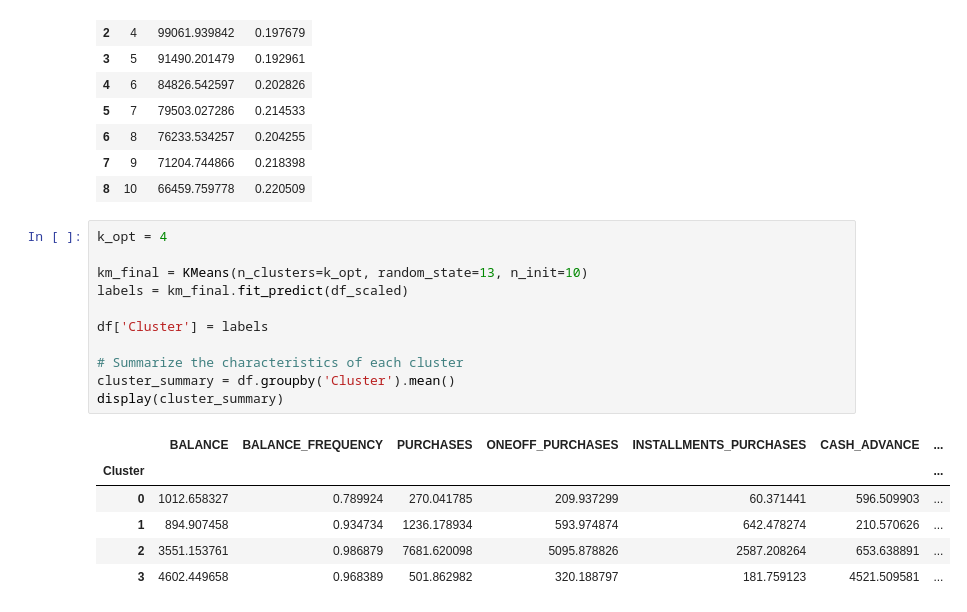
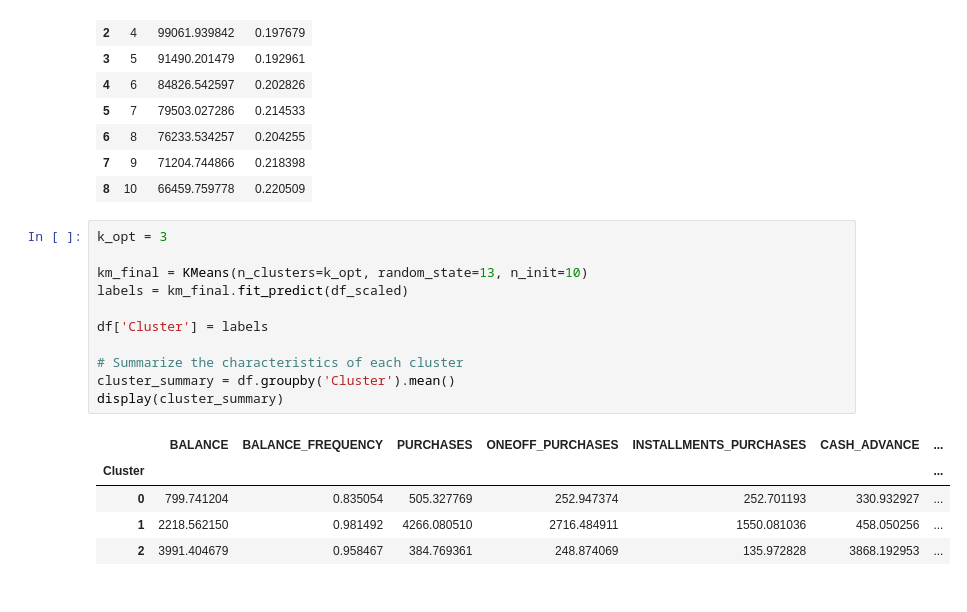
Before and after one commit to TotalChaosRexinator/School, a Jupyter notebook: FML_Hands_on_Clustering_Credit_Cards.ipynb, the cells around one changed output. Saved outputs shown, nothing was run; the diff lists cells and outputs as text.

```diff
--- a/FML_Hands_on_Clustering_Credit_Cards.ipynb
+++ b/FML_Hands_on_Clustering_Credit_Cards.ipynb
@@ -222,23 +222,22 @@ display(df_scores)
 | 7 | 9 | 71204.744866 | 0.218398 |
 | 8 | 10 | 66459.759778 | 0.220509 |
 # %%
-k_opt = 4
+k_opt = 3
 
 km_final = KMeans(n_clusters=k_opt, random_state=13, n_init=10)
 labels = km_final.fit_predict(df_scaled)
 
 df['Cluster'] = labels
 
 # Summarize the characteristics of each cluster
 cluster_summary = df.groupby('Cluster').mean()
 display(cluster_summary)
 # %% [output]
 |  | BALANCE | BALANCE_FREQUENCY | PURCHASES | ONEOFF_PURCHASES | INSTALLMENTS_PURCHASES | CASH_ADVANCE | ... |
 | Cluster |  |  |  |  |  |  | ... |
-| 0 | 1012.658327 | 0.789924 | 270.041785 | 209.937299 | 60.371441 | 596.509903 | ... |
-| 1 | 894.907458 | 0.934734 | 1236.178934 | 593.974874 | 642.478274 | 210.570626 | ... |
-| 2 | 3551.153761 | 0.986879 | 7681.620098 | 5095.878826 | 2587.208264 | 653.638891 | ... |
-| 3 | 4602.449658 | 0.968389 | 501.862982 | 320.188797 | 181.759123 | 4521.509581 | ... |
+| 0 | 799.741204 | 0.835054 | 505.327769 | 252.947374 | 252.701193 | 330.932927 | ... |
+| 1 | 2218.562150 | 0.981492 | 4266.080510 | 2716.484911 | 1550.081036 | 458.050256 | ... |
+| 2 | 3991.404679 | 0.958467 | 384.769361 | 248.874069 | 135.972828 | 3868.192953 | ... |
 # %%
 sns.countplot(x='Cluster', data=df)
 plt.show()
```
Also changed, not shown: parts of 8 cells of this notebook.
